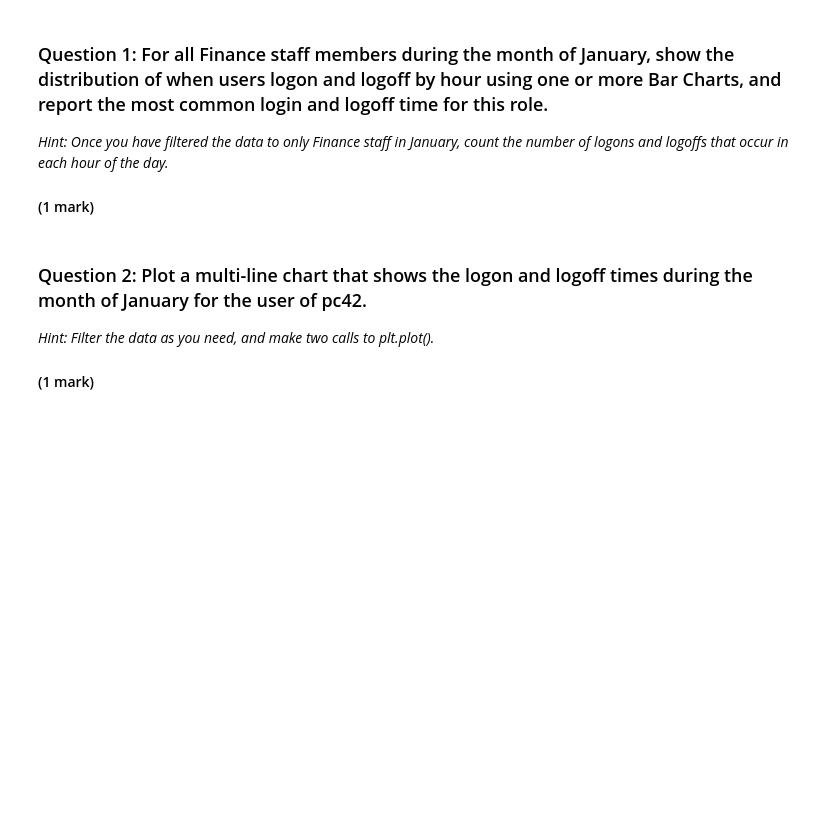
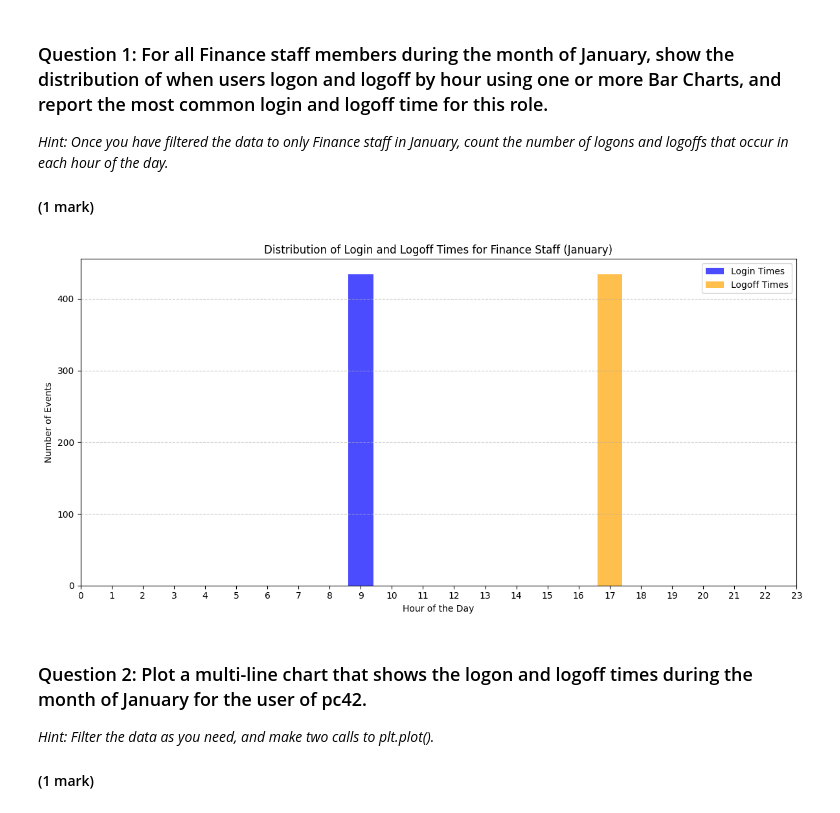
Before and after one commit to DuyTek/SDAV-Portfolio, a Jupyter notebook: UFCFEL-15-3-part3-student.ipynb, the cells around one changed output. Saved outputs shown, nothing was run; the diff lists cells and outputs as text; code cells hidden in the pictures; blank space fills up the shorter version.

```diff
--- a/UFCFEL-15-3-part3-student.ipynb
+++ b/UFCFEL-15-3-part3-student.ipynb
@@ -182,3 +177,33 @@ user_set['Finance']
+# %%
+import matplotlib.pyplot as plt
+
+finance_users = user_set['Finance']
+finance_login_data = login_data[
+    (login_data['user'].isin(finance_users)) &
+    (login_data['datetime'].dt.month == 1)
+]
+login_data_filtered = finance_login_data[finance_login_data['action'] == 'login'].copy()
+logoff_data_filtered = finance_login_data[finance_login_data['action'] == 'logoff'].copy()
+
+login_data_filtered['hour'] = login_data_filtered['datetime'].dt.hour
+logoff_data_filtered['hour'] = logoff_data_filtered['datetime'].dt.hour
+
+login_counts = login_data_filtered['hour'].value_counts().sort_index()
+logoff_counts = logoff_data_filtered['hour'].value_counts().sort_index()
+
+plt.figure(figsize=(12, 6))
+plt.bar(login_counts.index, login_counts.values, alpha=0.7, label='Login Times', color='blue')
+plt.bar(logoff_counts.index, logoff_counts.values, alpha=0.7, label='Logoff Times', color='orange')
+plt.xlabel('Hour of the Day')
+plt.ylabel('Number of Events')
+plt.title('Distribution of Login and Logoff Times for Finance Staff (January)')
+plt.xticks(range(24))
+plt.legend()
+plt.grid(axis='y', linestyle='--', alpha=0.7)
+plt.tight_layout()
+plt.show()
+# %% [output]
+[figure, added]
 # %% [markdown]
 ### Question 2: Plot a multi-line chart that shows the logon and logoff times during the month of January for the user of pc42.
 
```
Also changed, not shown: parts of 16 cells of this notebook.
